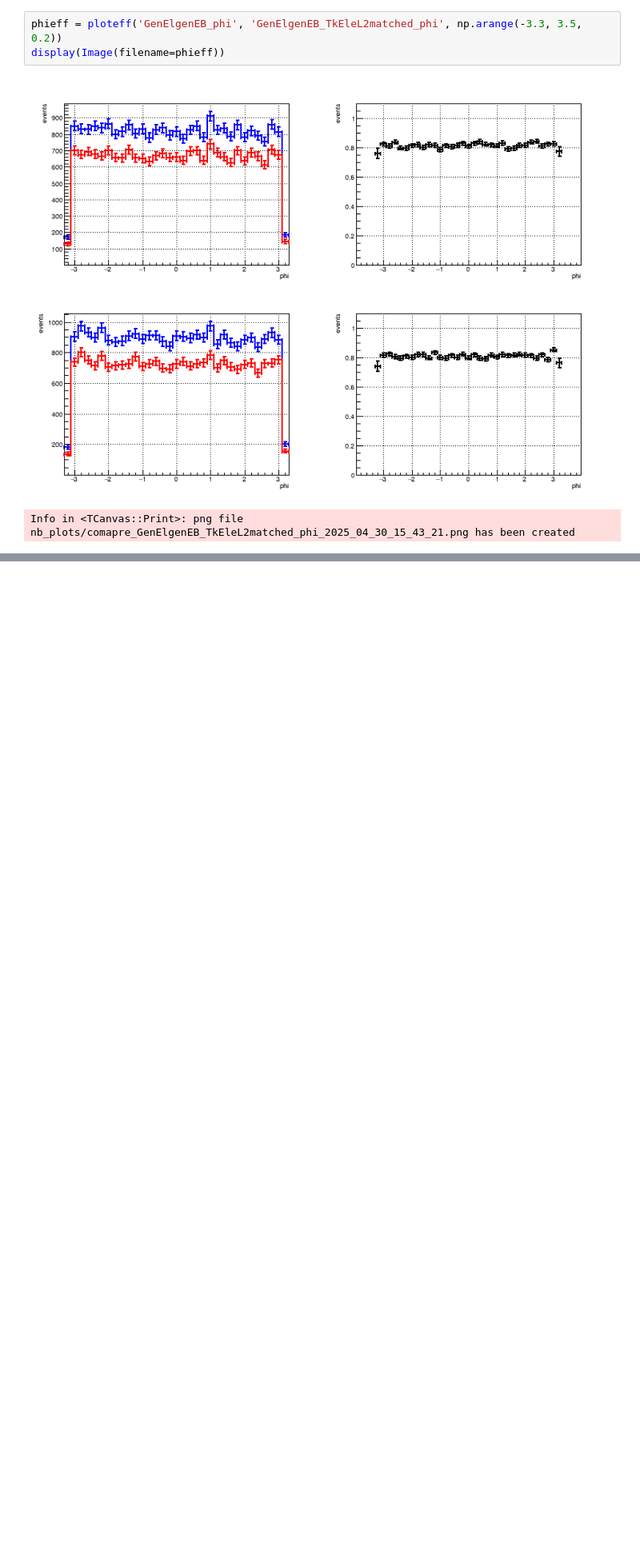
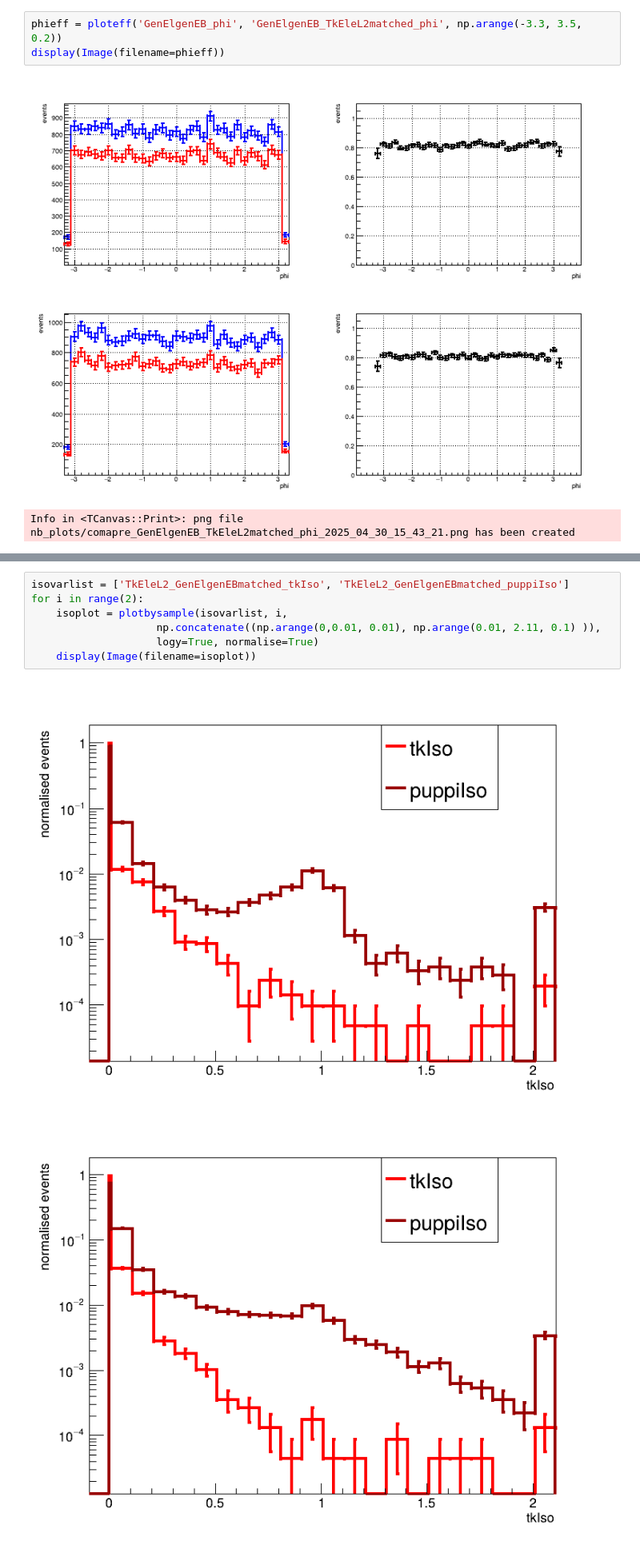
Before and after one commit to arsahasransu/asahasra-flat-table-analyser, a Jupyter notebook: quick_potter_nb.ipynb, the cells around one changed output, grey strips where cells are left out. Shown: that part at 80% size. Drawn from its saved outputs; the diff is of its cells as text; blank space fills up the shorter version.

```diff
--- a/quick_potter_nb.ipynb
+++ b/quick_potter_nb.ipynb
@@ -202,0 +249,10 @@ Info in <TCanvas::Print>: png file nb_plots/TkEleL2_2025_04_30_15_45_54.png has
+# %%
+isovarlist = ['TkEleL2_GenElgenEBmatched_tkIso', 'TkEleL2_GenElgenEBmatched_puppiIso']
+for i in range(2):
+    isoplot = plotbysample(isovarlist, i,
+                    np.concatenate((np.arange(0,0.01, 0.01), np.arange(0.01, 2.11, 0.1) )),
+                    logy=True, normalise=True)
+    display(Image(filename=isoplot))
+# %% [output]
+[figure, added]
+[figure, added]
```
Also changed, not shown: parts of 10 cells of this notebook, 5 other files.
